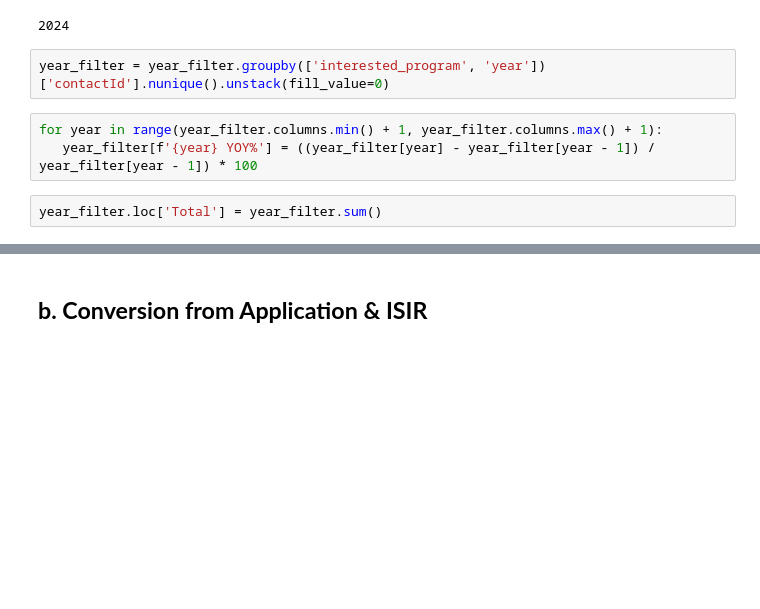
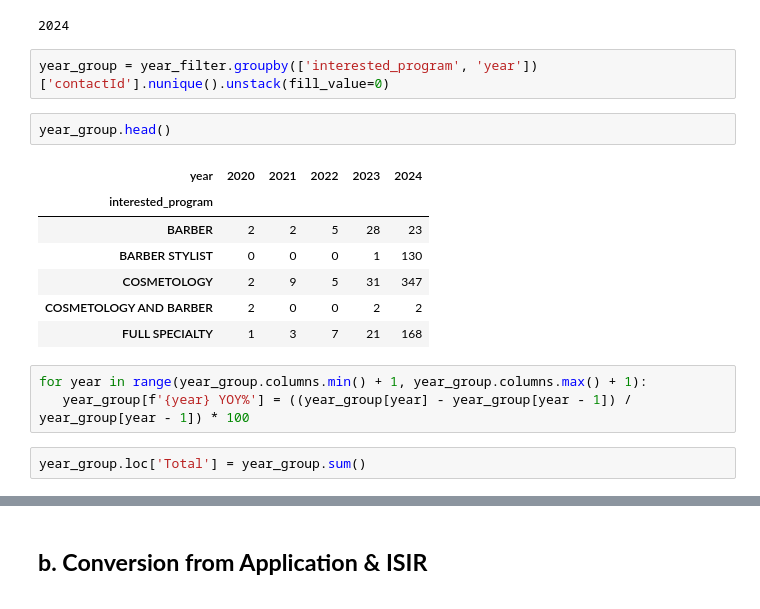
Before and after one commit to arman-hossain-git/admissions, a Jupyter notebook: Admissions_Analysis.ipynb, the cells around one changed output, grey strips where cells are left out. Cells and saved outputs as stored; diff of their text form; blank space fills up the shorter version.

```diff
--- a/Admissions_Analysis.ipynb
+++ b/Admissions_Analysis.ipynb
@@ -532,11 +559,21 @@ year_filter['year'].max()
 # %% [output]
 2024
 # %%
-year_filter = year_filter.groupby(['interested_program', 'year'])['contactId'].nunique().unstack(fill_value=0)
+year_group = year_filter.groupby(['interested_program', 'year'])['contactId'].nunique().unstack(fill_value=0)
+# %%
+year_group.head()
+# %% [output]
+| year | 2020 | 2021 | 2022 | 2023 | 2024 |
+| interested_program |  |  |  |  |  |
+| BARBER | 2 | 2 | 5 | 28 | 23 |
+| BARBER STYLIST | 0 | 0 | 0 | 1 | 130 |
+| COSMETOLOGY | 2 | 9 | 5 | 31 | 347 |
+| COSMETOLOGY AND BARBER | 2 | 0 | 0 | 2 | 2 |
+| FULL SPECIALTY | 1 | 3 | 7 | 21 | 168 |
 # %%
-for year in range(year_filter.columns.min() + 1, year_filter.columns.max() + 1):
-   year_filter[f'{year} YOY%'] = ((year_filter[year] - year_filter[year - 1]) / year_filter[year - 1]) * 100
+for year in range(year_group.columns.min() + 1, year_group.columns.max() + 1):
+   year_group[f'{year} YOY%'] = ((year_group[year] - year_group[year - 1]) / year_group[year - 1]) * 100
 # %%
-year_filter.loc['Total'] = year_filter.sum()
+year_group.loc['Total'] = year_group.sum()
 # %%
 plt.figure(figsize=(12, 6))
```
Also changed, not shown: parts of 8 cells of this notebook.
